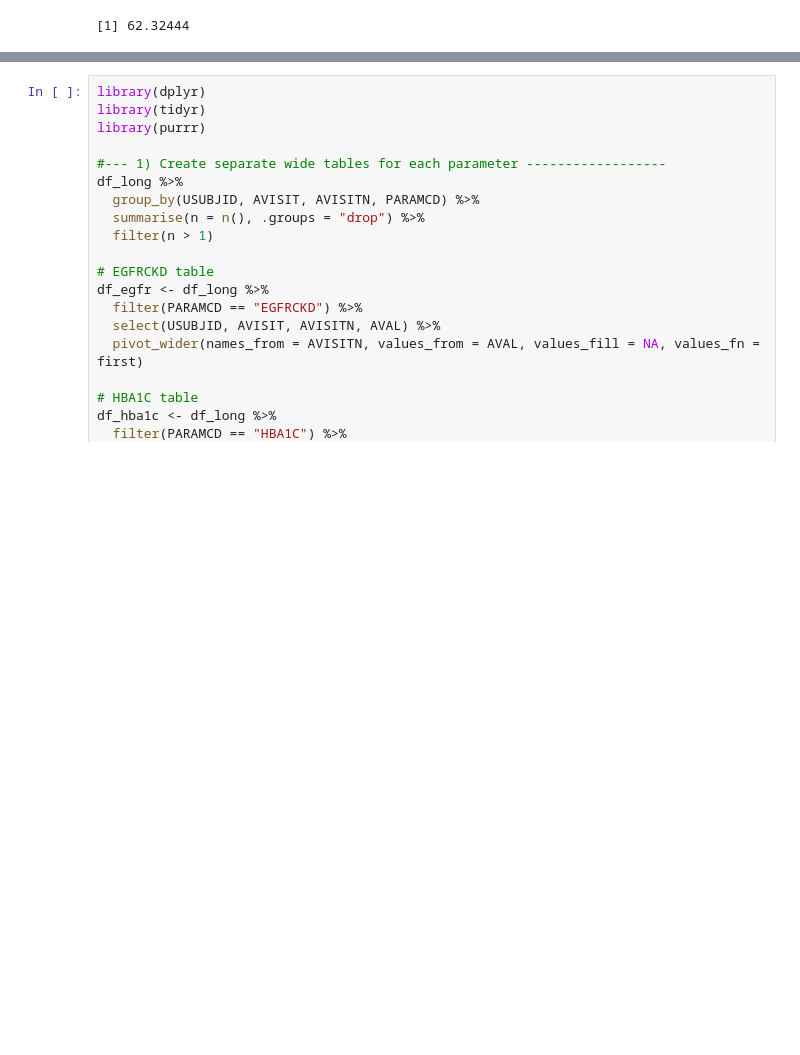
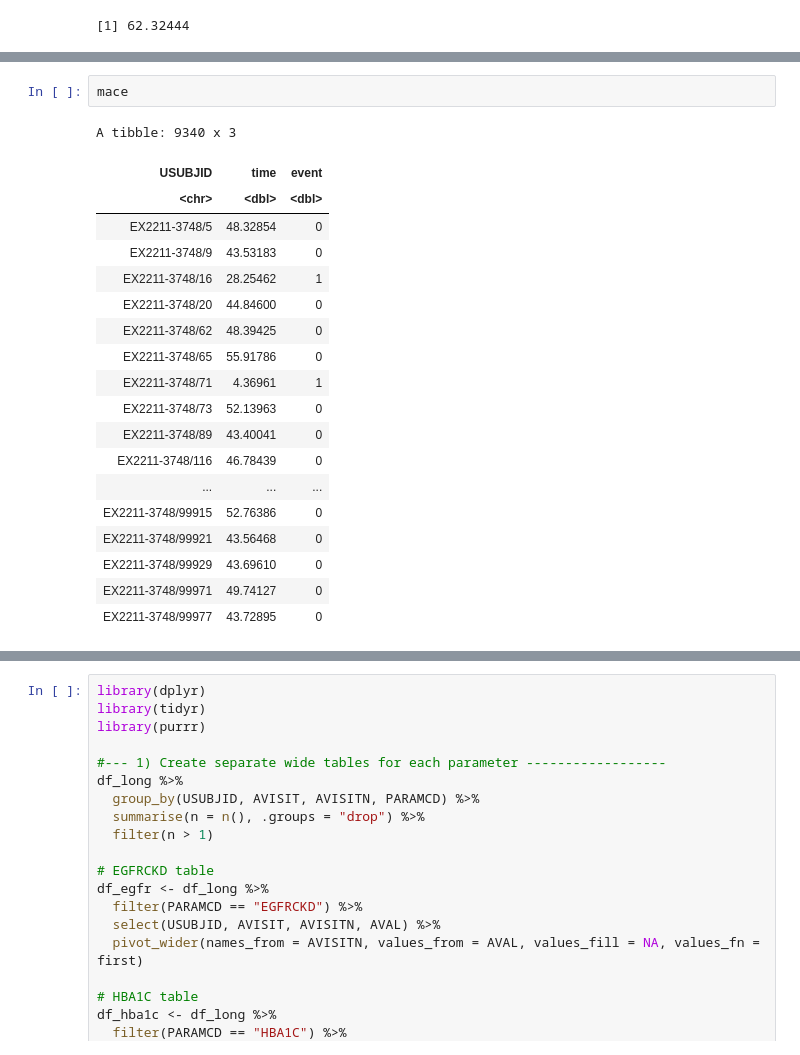
Before and after one commit to xwshen51/frengression, a Jupyter notebook: leader/leader_data.ipynb, the cells around one changed output, grey strips where cells are left out. Saved outputs shown, nothing was run; the diff lists cells and outputs as text; blank space fills up the shorter version.

```diff
--- a/leader/leader_data.ipynb
+++ b/leader/leader_data.ipynb
@@ -354,3 +345,25 @@ The following objects are masked from 'package:Matrix':
+# %%
+mace
+# %% [output]
+A tibble: 9340 x 3
+| USUBJID | time | event |
+| <chr> | <dbl> | <dbl> |
+| EX2211-3748/5 | 48.32854 | 0 |
+| EX2211-3748/9 | 43.53183 | 0 |
+| EX2211-3748/16 | 28.25462 | 1 |
+| EX2211-3748/20 | 44.84600 | 0 |
+| EX2211-3748/62 | 48.39425 | 0 |
+| EX2211-3748/65 | 55.91786 | 0 |
+| EX2211-3748/71 | 4.36961 | 1 |
+| EX2211-3748/73 | 52.13963 | 0 |
+| EX2211-3748/89 | 43.40041 | 0 |
+| EX2211-3748/116 | 46.78439 | 0 |
+| ... | ... | ... |
+| EX2211-3748/99915 | 52.76386 | 0 |
+| EX2211-3748/99921 | 43.56468 | 0 |
+| EX2211-3748/99929 | 43.69610 | 0 |
+| EX2211-3748/99971 | 49.74127 | 0 |
+| EX2211-3748/99977 | 43.72895 | 0 |
 # %%
 final_table
 # %% [output]
```
Also changed, not shown: parts of 9 cells of this notebook.
